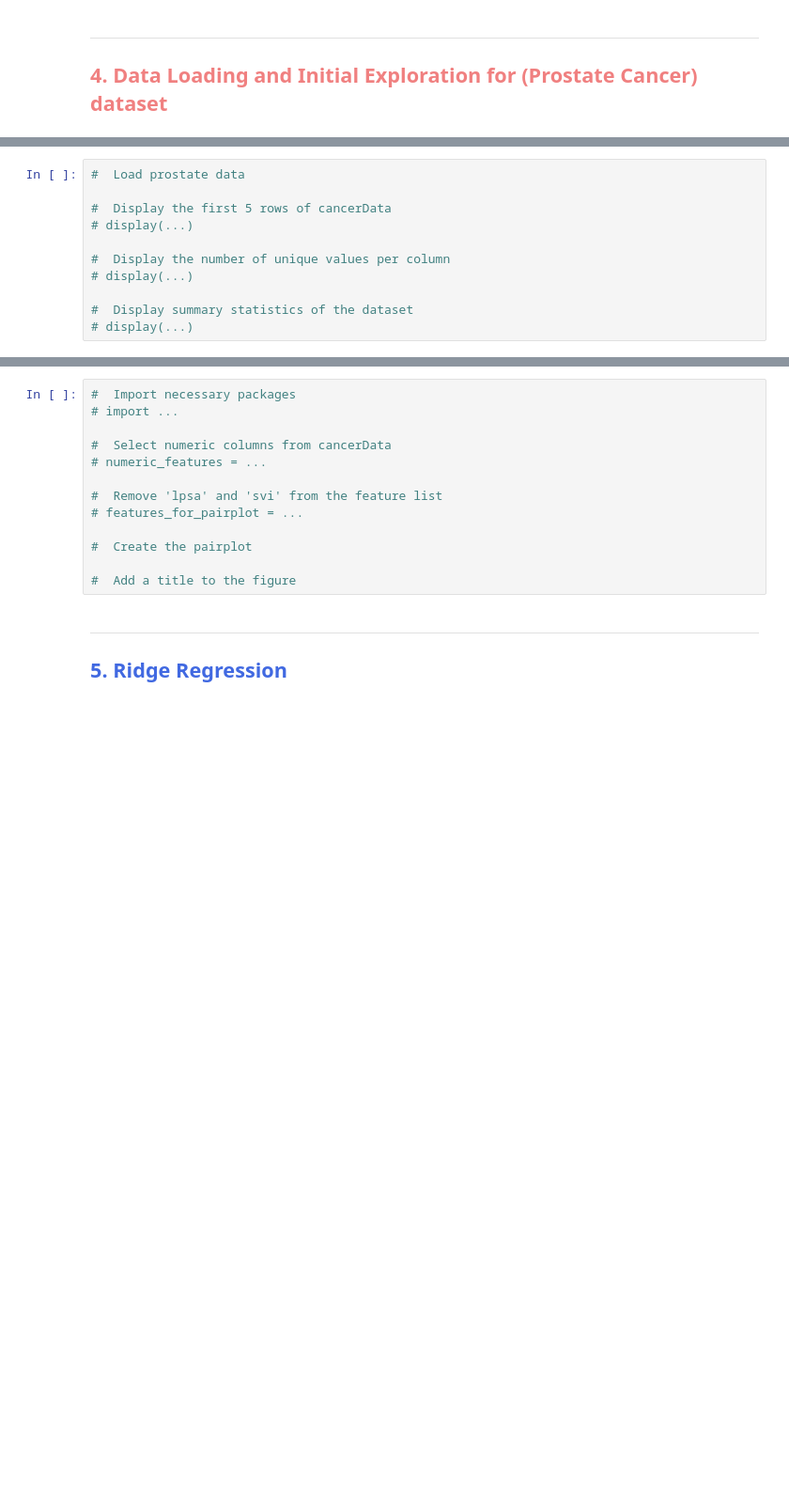
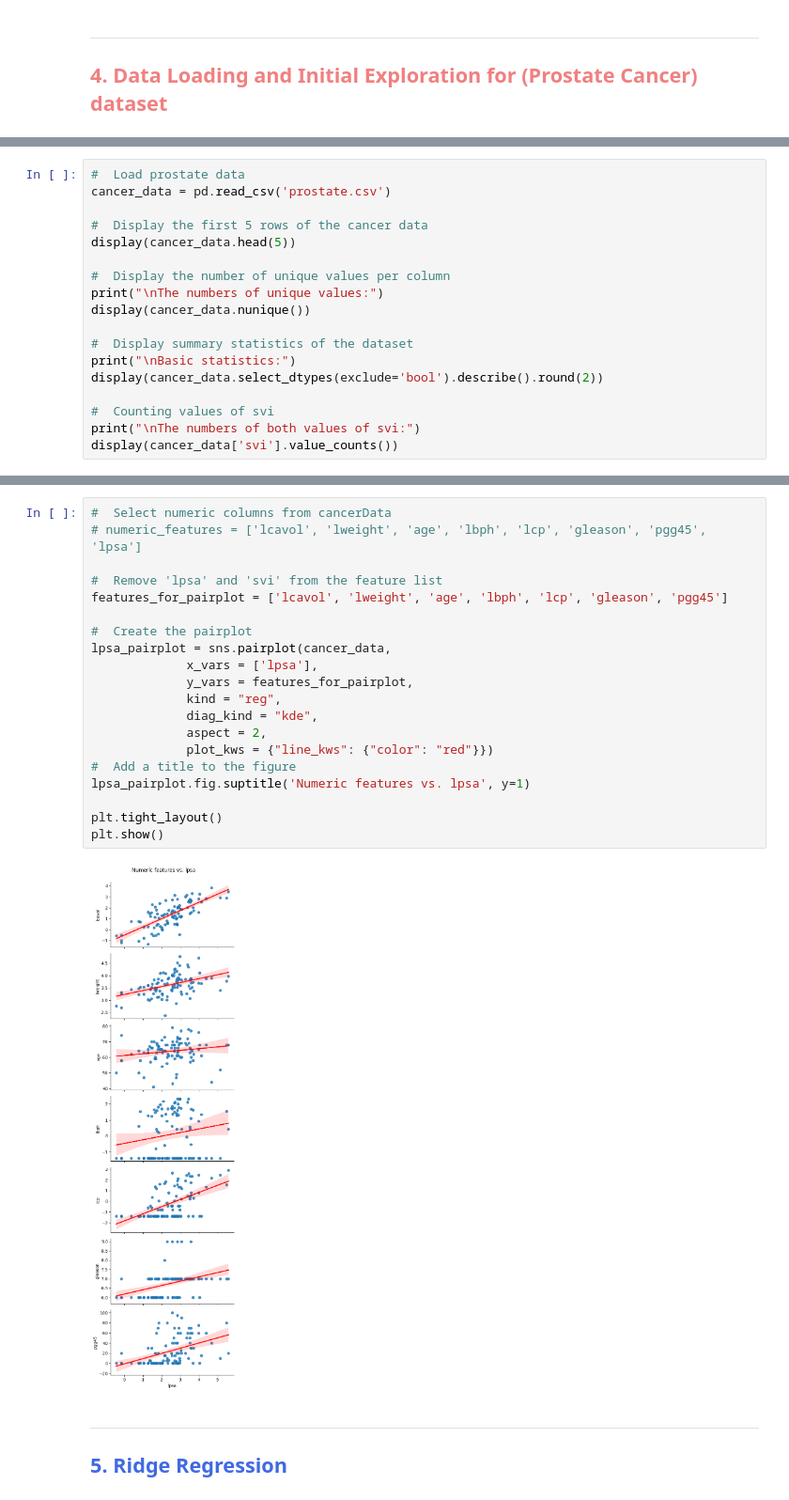
Before and after one commit to Sergei-N-Fedorov/Data_Analysis, a Jupyter notebook: Sergei_Fedorov_DAKD_2025_exercise_2.ipynb, the cells around one changed output, grey strips where cells are left out. Shown: that part at 94% size. Drawn from its saved outputs; the diff is of its cells as text; blank space fills up the shorter version.

```diff
--- a/Sergei_Fedorov_DAKD_2025_exercise_2.ipynb
+++ b/Sergei_Fedorov_DAKD_2025_exercise_2.ipynb
@@ -535,12 +704,19 @@ Ensure that the `prostate.csv` file is located in the correct path (as specified
 Load the prostate dataset and display summary statistics (mean, std, min, max) for all numeric variables.
 # %%
 #  Load prostate data
+cancer_data = pd.read_csv('prostate.csv')
 
-#  Display the first 5 rows of cancerData
-# display(...)
+#  Display the first 5 rows of the cancer data
+display(cancer_data.head(5))
 
 #  Display the number of unique values per column
-# display(...)
+print("\nThe numbers of unique values:")
+display(cancer_data.nunique())
 
 #  Display summary statistics of the dataset
-# display(...)
+print("\nBasic statistics:")
+display(cancer_data.select_dtypes(exclude='bool').describe().round(2))
+
+#  Counting values of svi
+print("\nThe numbers of both values of svi:")
+display(cancer_data['svi'].value_counts())
@@ -551,18 +762,27 @@ Load the prostate dataset and display summary statistics (mean, std, min, max) f
 
 Plot pairwise relationships between the `lpsa` variable and all other features using `seaborn.pairplot` with the following parameters: `kind="reg"`, `diag_kind="kde"`, and `plot_kws={"line_kws": {"color": "red"}}`. You should **not** include the 'svi' variable in the analysis since it has only two values (0 or 1) and is binary.
 # %%
-#  Import necessary packages
-# import ...
-
 #  Select numeric columns from cancerData
-# numeric_features = ...
+# numeric_features = ['lcavol', 'lweight', 'age', 'lbph', 'lcp', 'gleason', 'pgg45', 'lpsa']
 
 #  Remove 'lpsa' and 'svi' from the feature list
-# features_for_pairplot = ...
+features_for_pairplot = ['lcavol', 'lweight', 'age', 'lbph', 'lcp', 'gleason', 'pgg45']
 
 #  Create the pairplot
+lpsa_pairplot = sns.pairplot(cancer_data,
+             x_vars = ['lpsa'],
+             y_vars = features_for_pairplot,
+             kind = "reg",
+             diag_kind = "kde",
+             aspect = 2,
+             plot_kws = {"line_kws": {"color": "red"}})
+#  Add a title to the figure
+lpsa_pairplot.fig.suptitle('Numeric features vs. lpsa', y=1)
 
-#  Add a title to the figure
+plt.tight_layout()
+plt.show()
+# %% [output]
+[figure, added]
 # %% [markdown]
 ______________
 ## <font color = royalblue> 5. Ridge Regression </font>
```
Also changed, not shown: parts of 43 cells of this notebook.
